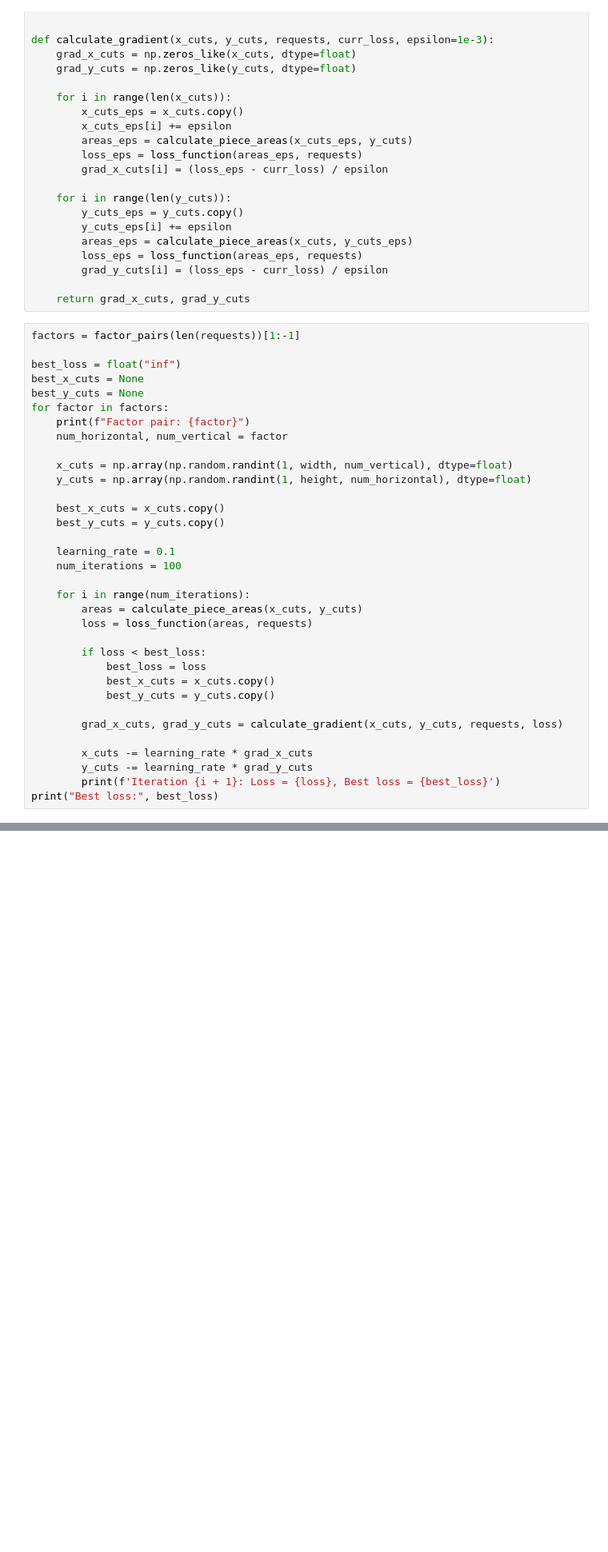
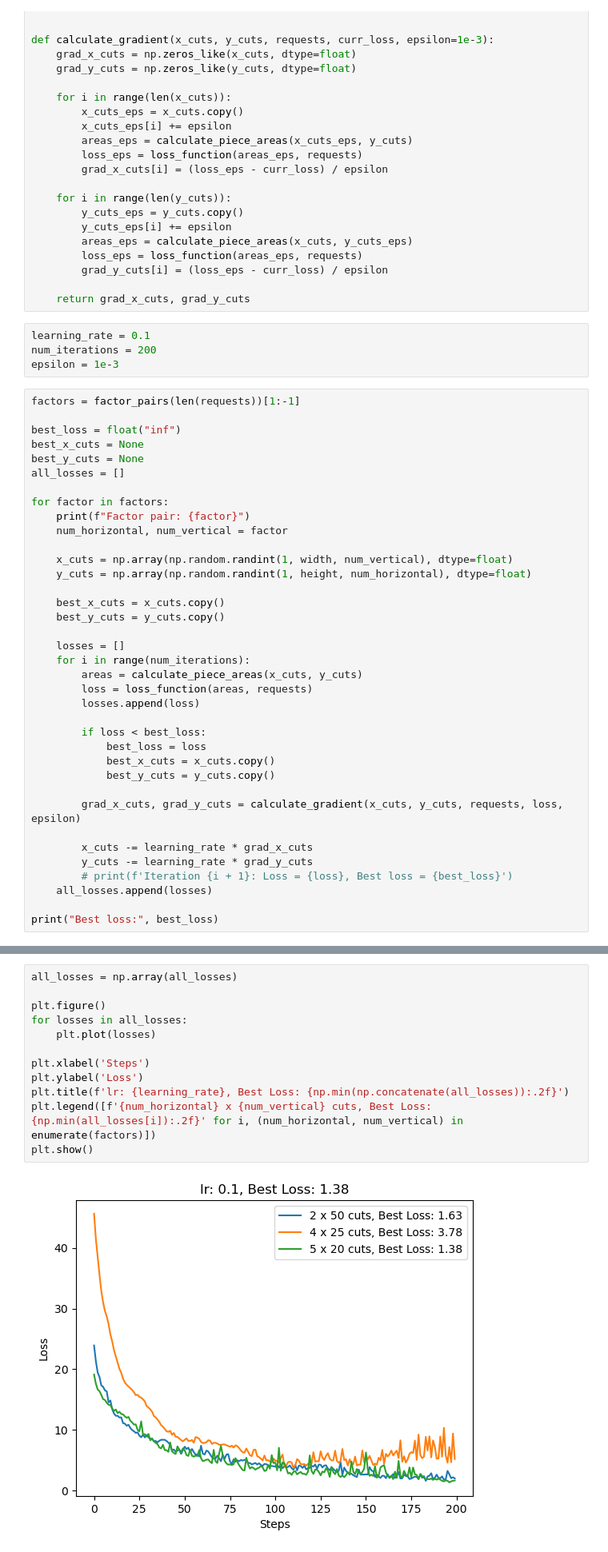
Before and after one commit to frankafan/PieceOfCake, a Jupyter notebook: grid_cuts.ipynb, the cells around one changed output, grey strips where cells are left out. Shown: that part at 80% size. Drawn from its saved outputs; the diff is of its cells as text; blank space fills up the shorter version.

Commit message:
Plot gradient descent results.

```diff
--- a/grid_cuts.ipynb
+++ b/grid_cuts.ipynb
@@ -101,12 +102,18 @@ def calculate_gradient(x_cuts, y_cuts, requests, curr_loss, epsilon=1e-3):
         grad_y_cuts[i] = (loss_eps - curr_loss) / epsilon
 
     return grad_x_cuts, grad_y_cuts
+# %%
+learning_rate = 0.1
+num_iterations = 200
+epsilon = 1e-3
 # %%
 factors = factor_pairs(len(requests))[1:-1]
 
 best_loss = float("inf")
 best_x_cuts = None
 best_y_cuts = None
+all_losses = []
+
 for factor in factors:
     print(f"Factor pair: {factor}")
     num_horizontal, num_vertical = factor
@@ -117,23 +124,24 @@ for factor in factors:
     best_x_cuts = x_cuts.copy()
     best_y_cuts = y_cuts.copy()
 
-    learning_rate = 0.1
-    num_iterations = 100
-
+    losses = []
     for i in range(num_iterations):
         areas = calculate_piece_areas(x_cuts, y_cuts)
         loss = loss_function(areas, requests)
+        losses.append(loss)
 
         if loss < best_loss:
             best_loss = loss
             best_x_cuts = x_cuts.copy()
             best_y_cuts = y_cuts.copy()
 
-        grad_x_cuts, grad_y_cuts = calculate_gradient(x_cuts, y_cuts, requests, loss)
+        grad_x_cuts, grad_y_cuts = calculate_gradient(x_cuts, y_cuts, requests, loss, epsilon)
 
         x_cuts -= learning_rate * grad_x_cuts
         y_cuts -= learning_rate * grad_y_cuts
-        print(f'Iteration {i + 1}: Loss = {loss}, Best loss = {best_loss}')
+        # print(f'Iteration {i + 1}: Loss = {loss}, Best loss = {best_loss}')
+    all_losses.append(losses)
+
 print("Best loss:", best_loss)
 # %% [output]
 Factor pair: (2, 50)
@@ -155,0 +151,14 @@ Best loss: 1.4761249646573111
+# %%
+all_losses = np.array(all_losses)
+
+plt.figure()
+for losses in all_losses:
+    plt.plot(losses)
+
+plt.xlabel('Steps')
+plt.ylabel('Loss')
+plt.title(f'lr: {learning_rate}, Best Loss: {np.min(np.concatenate(all_losses)):.2f}')
+plt.legend([f'{num_horizontal} x {num_vertical} cuts, Best Loss: {np.min(all_losses[i]):.2f}' for i, (num_horizontal, num_vertical) in enumerate(factors)])
+plt.show()
+# %% [output]
+[figure, added]
```
Also changed, not shown: parts of 5 cells of this notebook.
